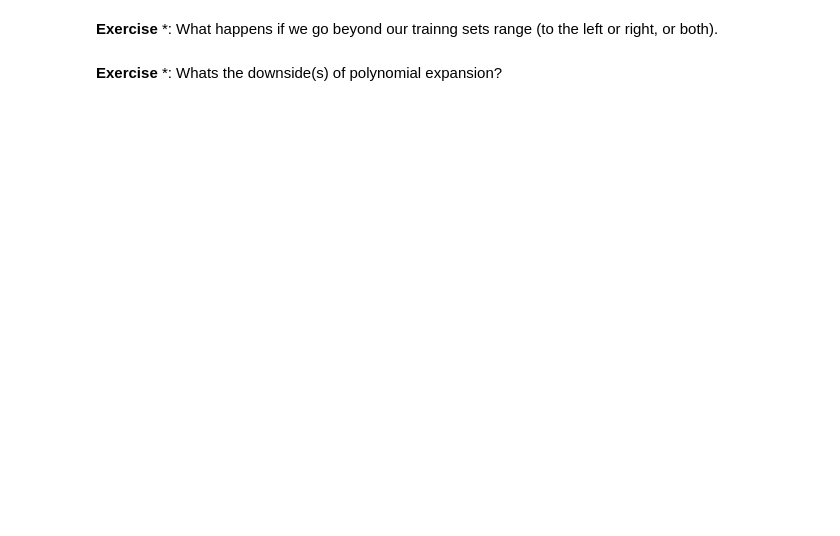
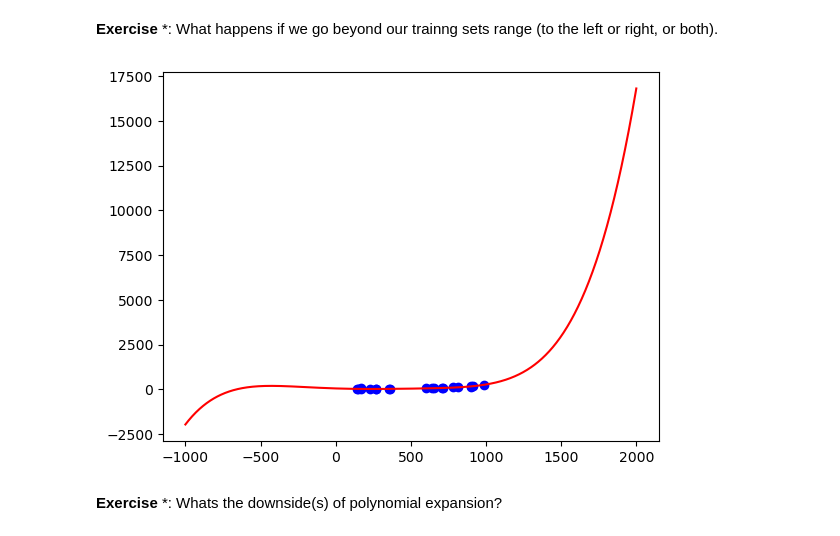
Before and after one commit to 84n4n4/digital_modelling_and_big_data_lecture_25_26, a Jupyter notebook: notebooks/17_polynomial_features.ipynb, the cells around one changed output. Cells and saved outputs as stored; diff of their text form; code cells hidden in the pictures; blank space fills up the shorter version.

```diff
--- a/notebooks/17_polynomial_features.ipynb
+++ b/notebooks/17_polynomial_features.ipynb
@@ -94,4 +127,25 @@ Not a perfect fit, but way better than a straight line.
 # %% [markdown]
 **Exercise** *: What happens if we go beyond our trainng sets range (to the left or right, or both).
+# %%
+
+polynomial_features = PolynomialFeatures(degree=5, include_bias=False)
+linear_regression = LinearRegression()
+
+pipeline = Pipeline(
+        [
+            ("polynomial_features", polynomial_features),
+            ("linear_regression", linear_regression),
+        ]
+    )
+pipeline.fit(X, y)
+
+x_ls = np.linspace(-1000, 2000, 1000).reshape(-1, 1)
+y_pred = pipeline.predict(x_ls)
+
+plt.scatter(X, y, color="blue")
+plt.plot(x_ls, y_pred, color="red")
+plt.show()
+# %% [output]
+[figure, added]
 # %% [markdown]
 **Exercise** *: Whats the downside(s) of polynomial expansion?
```
Also changed, not shown: parts of 3 cells of this notebook, 5 other files.
